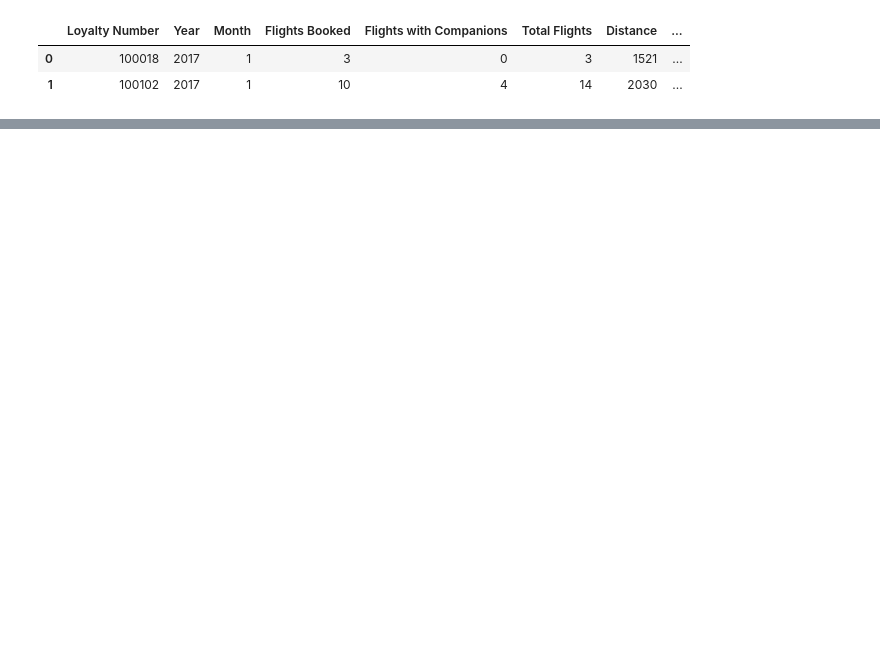
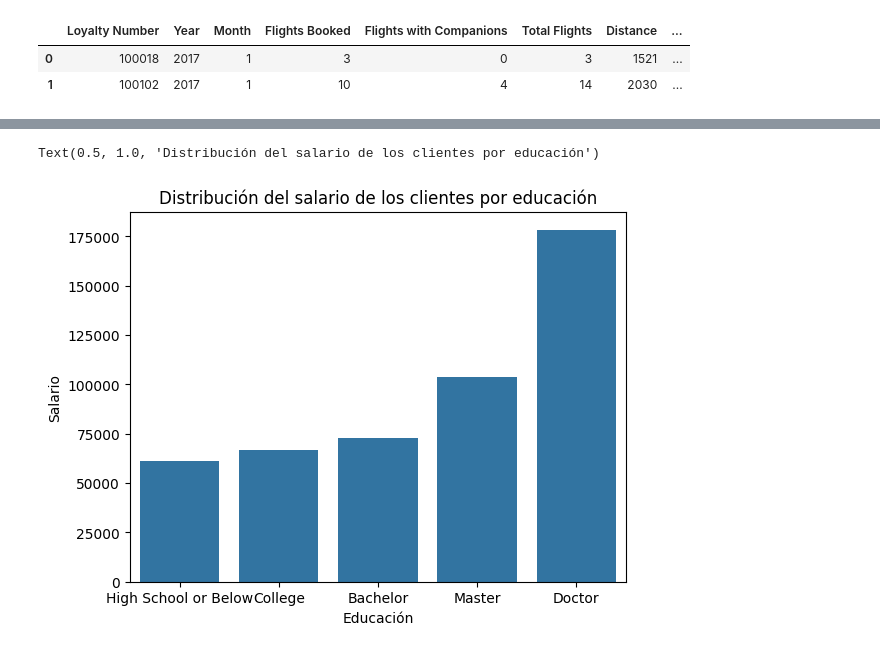
Before and after one commit to Adalab/bda-modulo-3-evaluacion-final-Lauris273, a Jupyter notebook: 2.Ejercicio_evaluación_módulo_3.ipynb, the cells around one changed output, grey strips where cells are left out. Drawn from its saved outputs; the diff is of its cells as text; code cells hidden in the pictures; blank space fills up the shorter version.

```diff
--- a/2.Ejercicio_evaluación_módulo_3.ipynb
+++ b/2.Ejercicio_evaluación_módulo_3.ipynb
@@ -191,0 +299,7 @@ df.head(2)
+# %%
+# Voy a verlo en un Barplot:
+# quiero que salgan en orden educativo de menor a mayor:
+orden_educativo = ['High School or Below', 'College', 'Bachelor', 'Master', 'Doctor']
+
+salario_educacion = round(df.groupby('Education')['Salary'].mean(), 2)
+salario_educacion =salario_educacion.reset_index()
@@ -191,0 +315,9 @@ df.head(2)
+# %%
+# Visualización con el Barplot:
+sns.barplot(data=salario_educacion, x='Education', y='Salary', order=orden_educativo)
+plt.xlabel("Educación")
+plt.ylabel("Salario")
+plt.title('Distribución del salario de los clientes por educación', fontsize=12)
+# %% [output]
+Text(0.5, 1.0, 'Distribución del salario de los clientes por educación')
+[figure, added]
```
Also changed, not shown: parts of 16 cells of this notebook.
